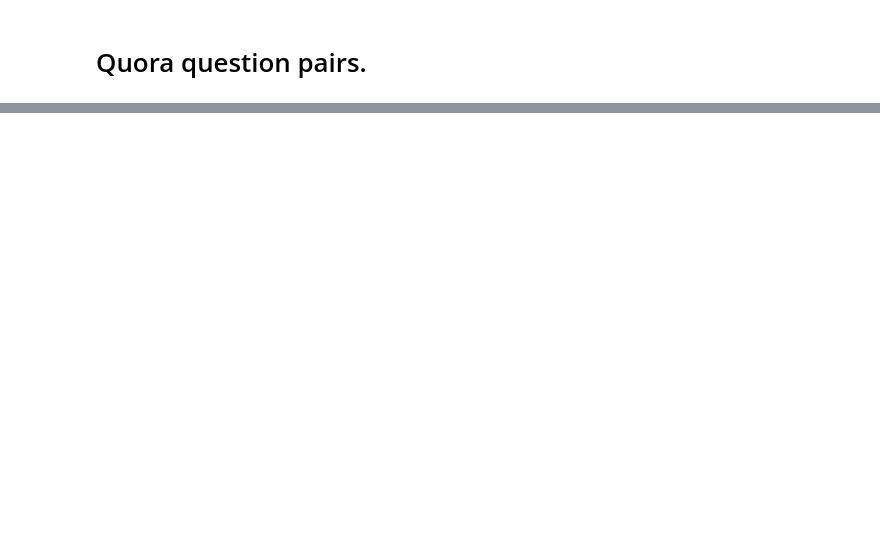
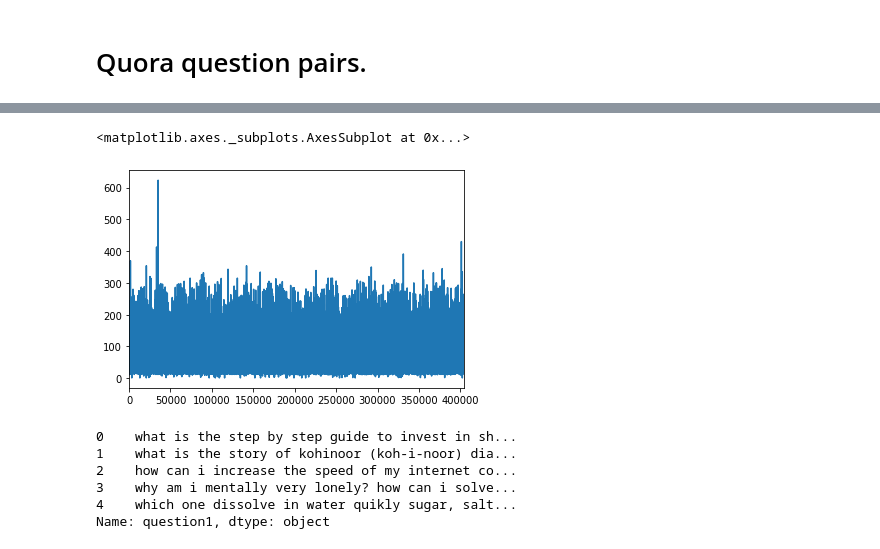
Before and after one commit to klekomtsev/text_classification_and_similarity, a Jupyter notebook: quora_questions_similarity/quora_questions_similarity.ipynb, the cells around one changed output, grey strips where cells are left out. Cells and saved outputs as stored; diff of their text form; code cells hidden in the pictures; blank space fills up the shorter version.

Commit message:
dataset preprocessed and one shot network applied

```diff
--- a/quora_questions_similarity/quora_questions_similarity.ipynb
+++ b/quora_questions_similarity/quora_questions_similarity.ipynb
@@ -219,0 +38,4 @@ test_data = ds_test.padded_batch(
+# %%
+question_pairs = pd.read_csv('/content/gdrive/My Drive/Colab Notebooks/capstone2/quora_questions_similarity/train.csv')
+question_pairs.dropna(axis=0,
+                      inplace=True)
@@ -219,0 +77,18 @@ test_data = ds_test.padded_batch(
+# %%
+def match_count(q1,q2):
+    ''' Returns Jaccard similarity of two datasets. '''
+    set_1 = set(q1)
+    set_2 = set(q2)
+    set_3 = set_1.intersection(set_2)
+    return len(set_3)/(len(set_1)+len(set_2)-len(set_3))
+# %%
+question_pairs.question1 = question_pairs.question1.str.lower()
+question_pairs.question2 = question_pairs.question2.str.lower()
+
+#data_obj = data.select_dtypes(['object'])  #selects the columns question1 and question2
+question_pairs['char_match_count']= \
+    question_pairs.apply(lambda row: match_count(row['question1'],row['question2']),
+                         axis=1)
+question_pairs['word_match_count'] = \
+    question_pairs.apply(lambda row: match_count(row['question1'].split(),row['question2'].split()),
+                         axis=1)
@@ -219,0 +111,14 @@ test_data = ds_test.padded_batch(
+# %%
+question_pairs.question1.str.len().plot()
+# %% [output]
+<matplotlib.axes._subplots.AxesSubplot at 0x...>
+[figure, added]
+# %%
+question_pairs.question1.head(5)
+# %% [output]
+0    what is the step by step guide to invest in sh...
+1    what is the story of kohinoor (koh-i-noor) dia...
+2    how can i increase the speed of my internet co...
+3    why am i mentally very lonely? how can i solve...
+4    which one dissolve in water quikly sugar, salt...
+Name: question1, dtype: object
```
Also changed, not shown: parts of 65 cells of this notebook.
